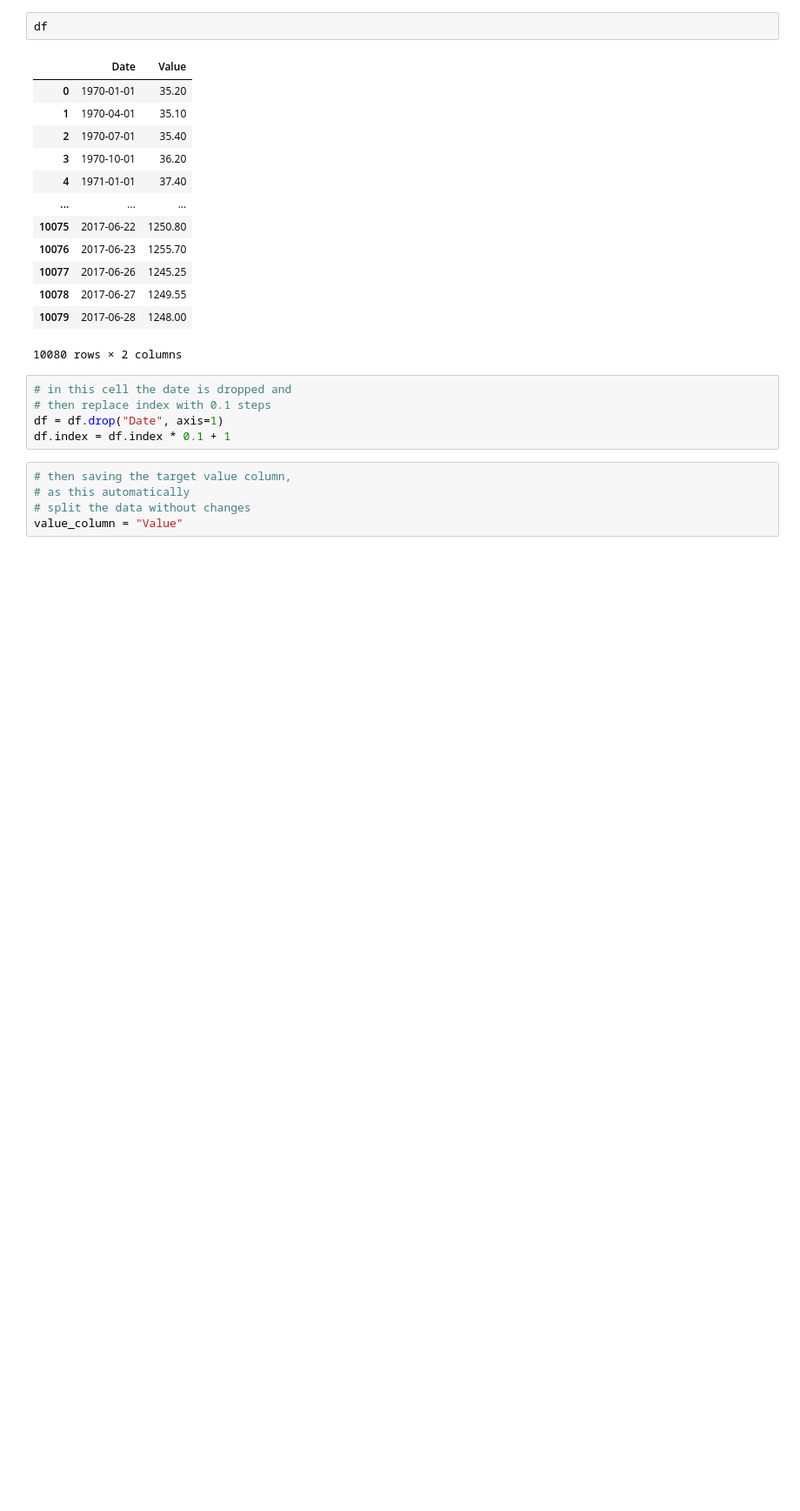
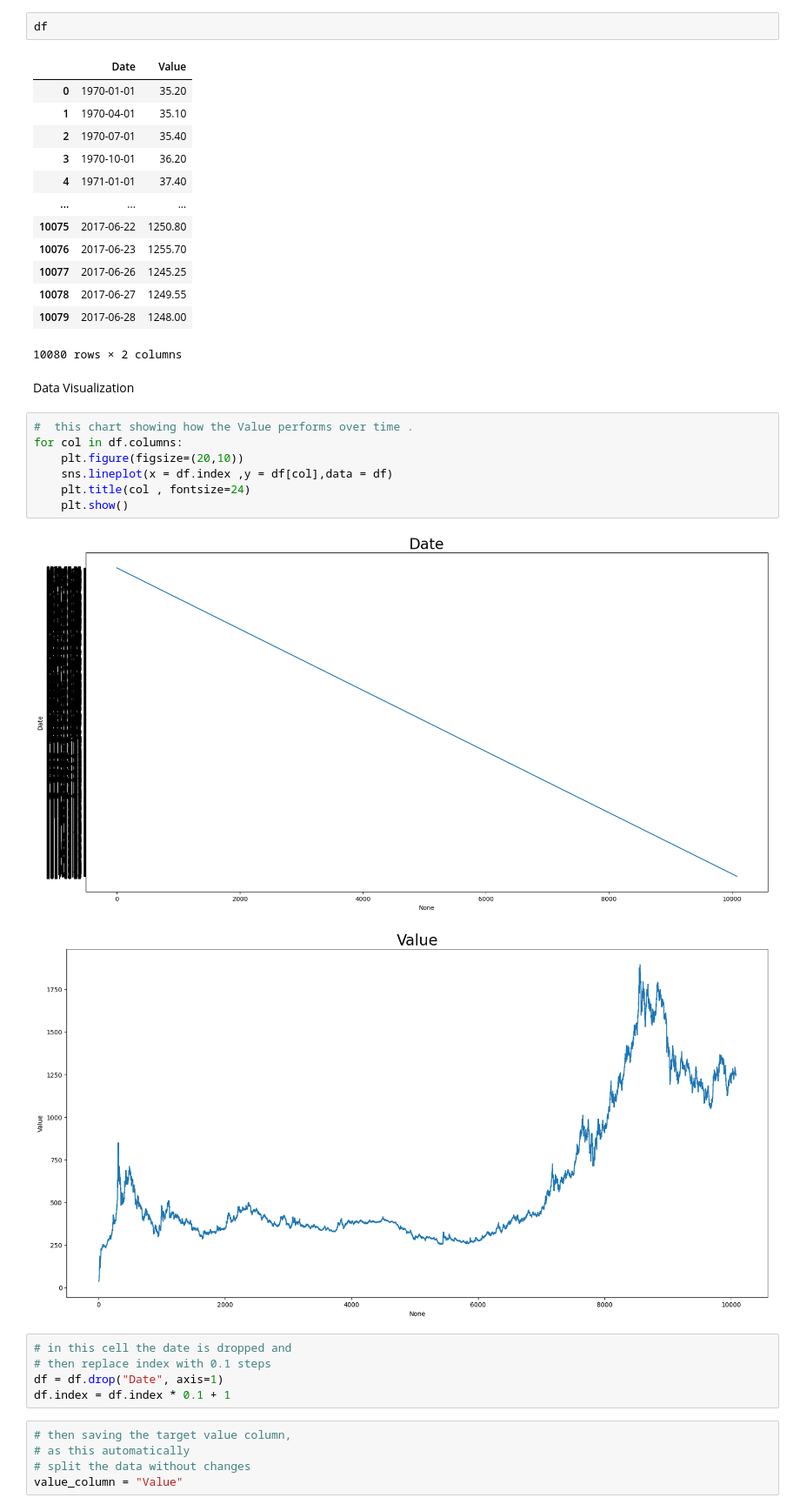
Before and after one commit to adewunmi2/DeepLearningSpringNew2024, a Jupyter notebook: Exercise_Project4/rnn_lstm_forecast_exercise4.ipynb, the cells around one changed output. Shown at 87% size. Saved outputs shown, nothing was run; the diff lists cells and outputs as text; blank space fills up the shorter version.

```diff
--- a/Exercise_Project4/rnn_lstm_forecast_exercise4.ipynb
+++ b/Exercise_Project4/rnn_lstm_forecast_exercise4.ipynb
@@ -54,6 +54,18 @@ df
 | 10078 | 2017-06-27 | 1249.55 |
 | 10079 | 2017-06-28 | 1248.00 |
 10080 rows × 2 columns
+# %% [markdown]
+Data Visualization
+# %%
+#  this chart showing how the Value performs over time .
+for col in df.columns:
+    plt.figure(figsize=(20,10))
+    sns.lineplot(x = df.index ,y = df[col],data = df)
+    plt.title(col , fontsize=24)
+    plt.show()
+# %% [output]
+[figure, added]
+[figure, added]
 # %%
 # in this cell the date is dropped and
 # then replace index with 0.1 steps
```
Also changed, not shown: parts of 8 cells of this notebook, 1 other file.
